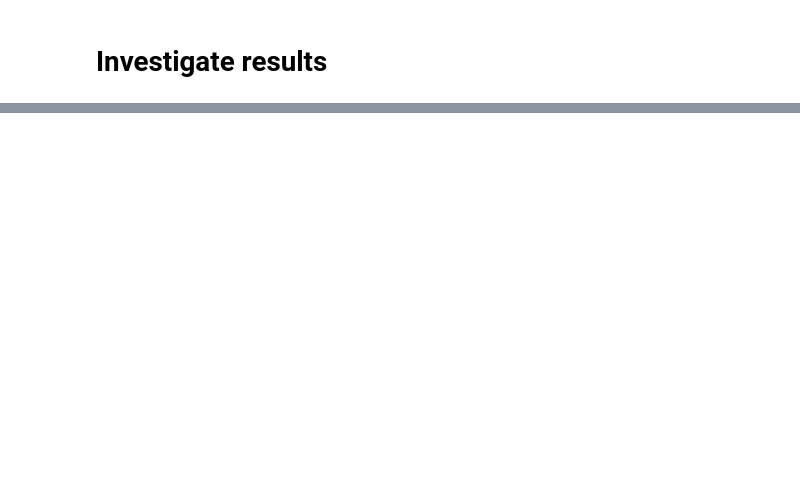
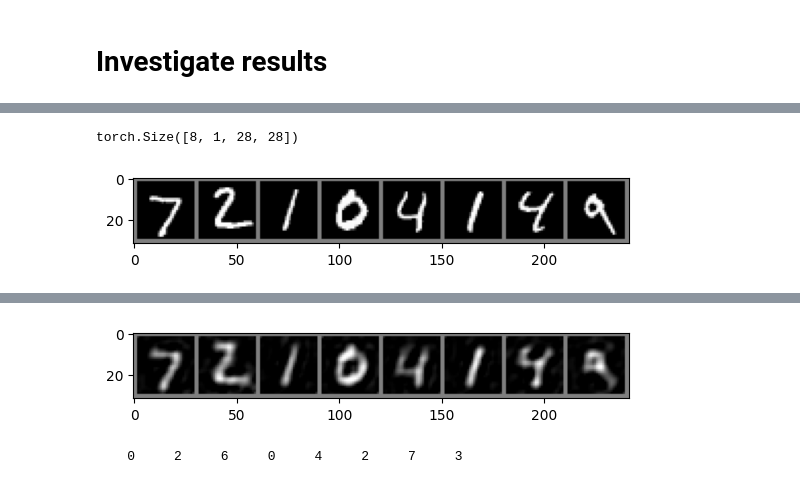
Before and after one commit to pancakexia/machinelearning, a Jupyter notebook: ex3_mnist_autoencoders_xia.ipynb, the cells around one changed output, grey strips where cells are left out. Saved outputs shown, nothing was run; the diff lists cells and outputs as text; code cells hidden in the pictures; blank space fills up the shorter version.

```diff
--- a/ex3_mnist_autoencoders_xia.ipynb
+++ b/ex3_mnist_autoencoders_xia.ipynb
@@ -194,15 +211,18 @@ plt.show()
 # %%
 # Check some reconstructions by the trained model
 
 # Get some random validation images
 dataiter = iter(valloader)
-example_images, _ = dataiter.next()
+example_images, _ =next(dataiter)
 
 print(example_images.shape)
 
 # Show images
 imshow(torchvision.utils.make_grid(example_images))
 preds = model(example_images.to(device))
 imshow(torchvision.utils.make_grid(preds.cpu()))
 # Print labels
 print(' '.join('%5s' % example_labels[j].item() for j in range(batch_size)))
+# %% [output]
+torch.Size([8, 1, 28, 28])
+[figure, added]
@@ -208,0 +230,2 @@ print(' '.join('%5s' % example_labels[j].item() for j in range(batch_size)))
+[figure, added]
+    0     2     6     0     4     2     7     3
```
Also changed, not shown: parts of 5 cells of this notebook.
